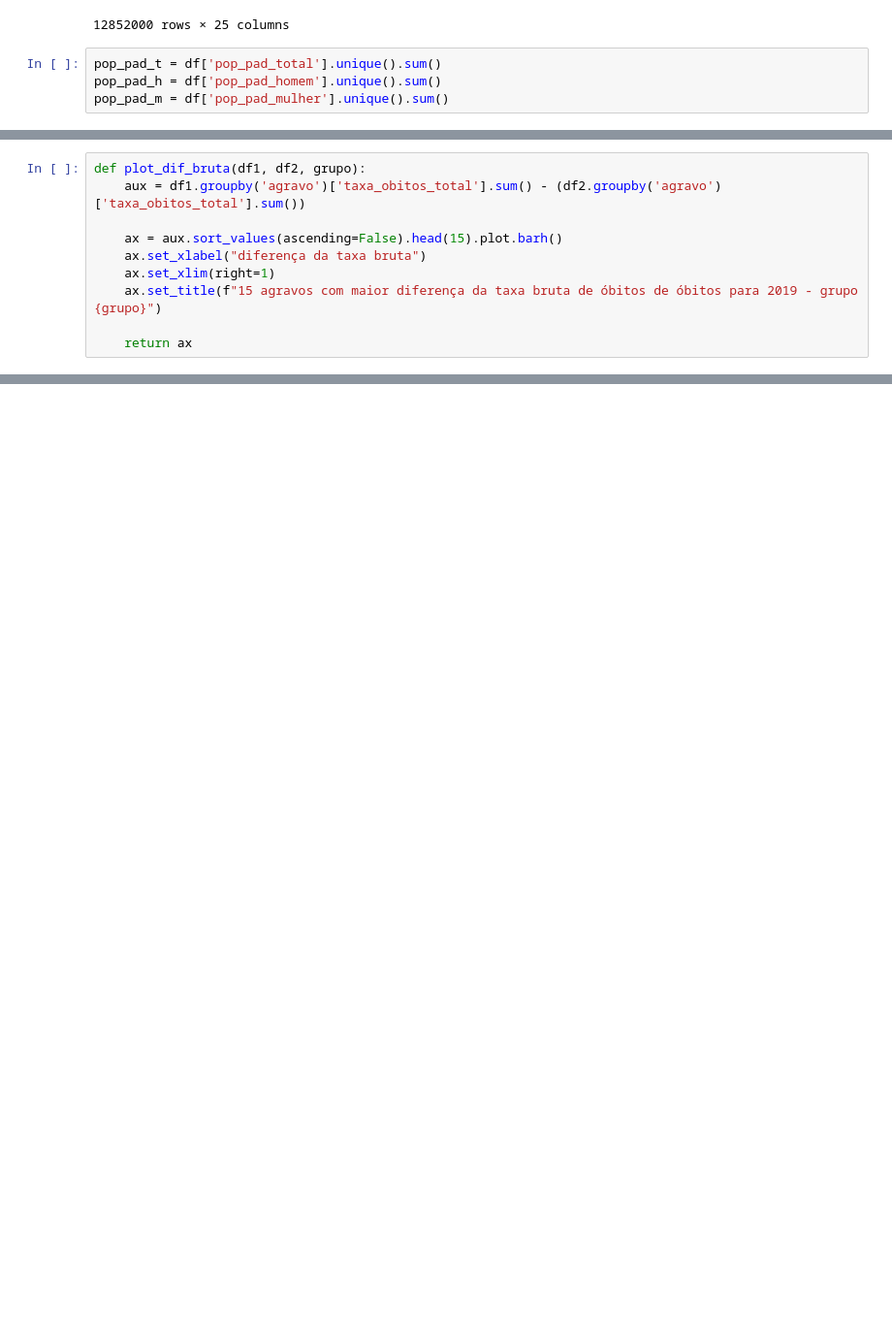
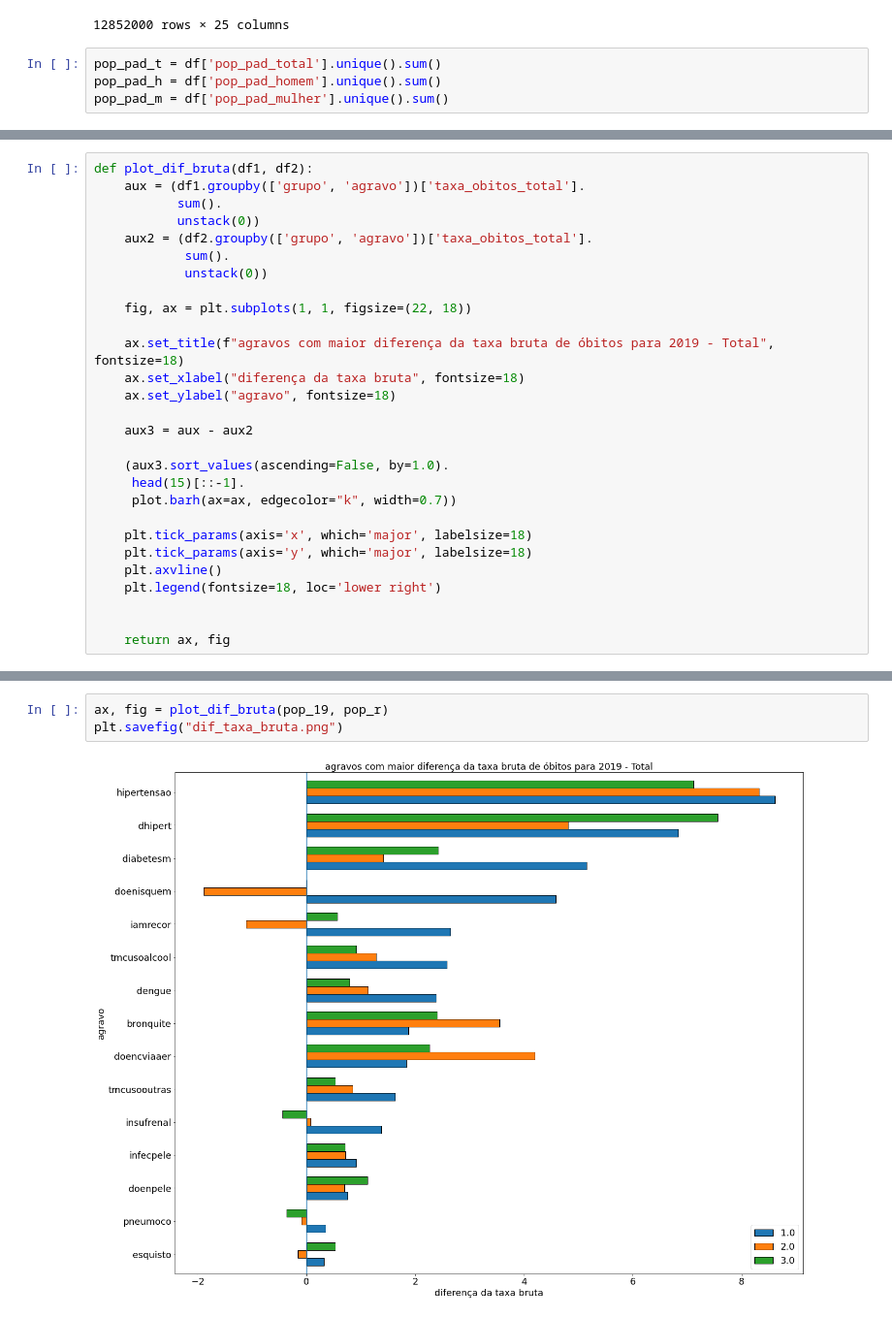
Before and after one commit to uai-ufmg/brumadinho37, a Jupyter notebook: graficos.ipynb, the cells around one changed output, grey strips where cells are left out. Shown: that part at 97% size. Saved outputs shown, nothing was run; the diff lists cells and outputs as text; blank space fills up the shorter version.

```diff
--- a/graficos.ipynb
+++ b/graficos.ipynb
@@ -89,10 +88,0 @@ def plot_dif_obitos(df1, df2, grupo):
-# %%
-def plot_dif_bruta(df1, df2, grupo):
-    aux = df1.groupby('agravo')['taxa_obitos_total'].sum() - (df2.groupby('agravo')['taxa_obitos_total'].sum())
-
-    ax = aux.sort_values(ascending=False).head(15).plot.barh()
-    ax.set_xlabel("diferença da taxa bruta")
-    ax.set_xlim(right=1)
-    ax.set_title(f"15 agravos com maior diferença da taxa bruta de óbitos de óbitos para 2019 - grupo {grupo}")
-
-    return ax
@@ -177,0 +89,28 @@ plot_dif_pad(pop_19_g, pop_r_g, 3)
+# %%
+def plot_dif_bruta(df1, df2):
+    aux = (df1.groupby(['grupo', 'agravo'])['taxa_obitos_total'].
+           sum().
+           unstack(0))
+    aux2 = (df2.groupby(['grupo', 'agravo'])['taxa_obitos_total'].
+            sum().
+            unstack(0))
+
+    fig, ax = plt.subplots(1, 1, figsize=(22, 18))
+
+    ax.set_title(f"agravos com maior diferença da taxa bruta de óbitos para 2019 - Total", fontsize=18)
+    ax.set_xlabel("diferença da taxa bruta", fontsize=18)
+    ax.set_ylabel("agravo", fontsize=18)
+
+    aux3 = aux - aux2
+
+    (aux3.sort_values(ascending=False, by=1.0).
+     head(15)[::-1].
+     plot.barh(ax=ax, edgecolor="k", width=0.7))
+
+    plt.tick_params(axis='x', which='major', labelsize=18)
+    plt.tick_params(axis='y', which='major', labelsize=18)
+    plt.axvline()
+    plt.legend(fontsize=18, loc='lower right')
+
+
+    return ax, fig
@@ -177,0 +264,5 @@ plot_dif_pad(pop_19_g, pop_r_g, 3)
+# %%
+ax, fig = plot_dif_bruta(pop_19, pop_r)
+plt.savefig("dif_taxa_bruta.png")
+# %% [output]
+[figure, added]
```
Also changed, not shown: parts of 30 cells of this notebook, 2 other files.
